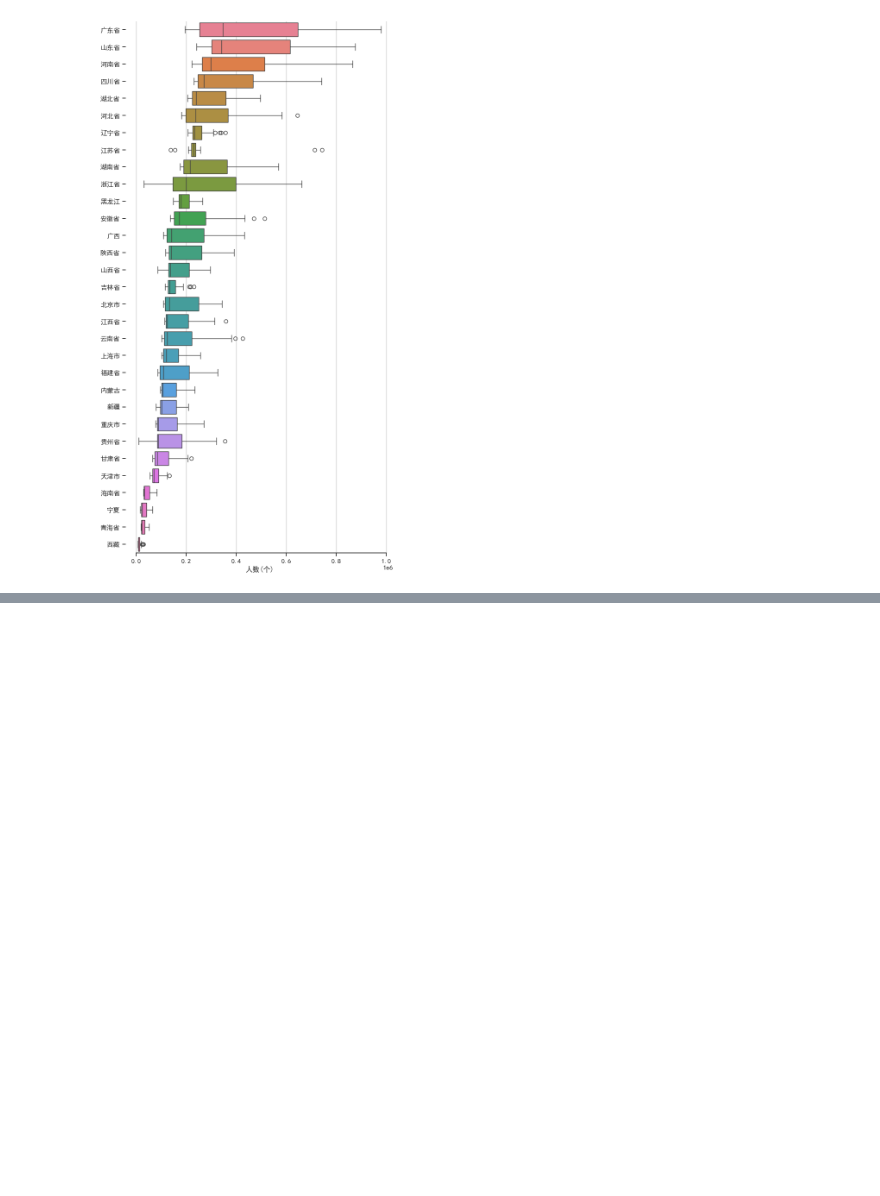
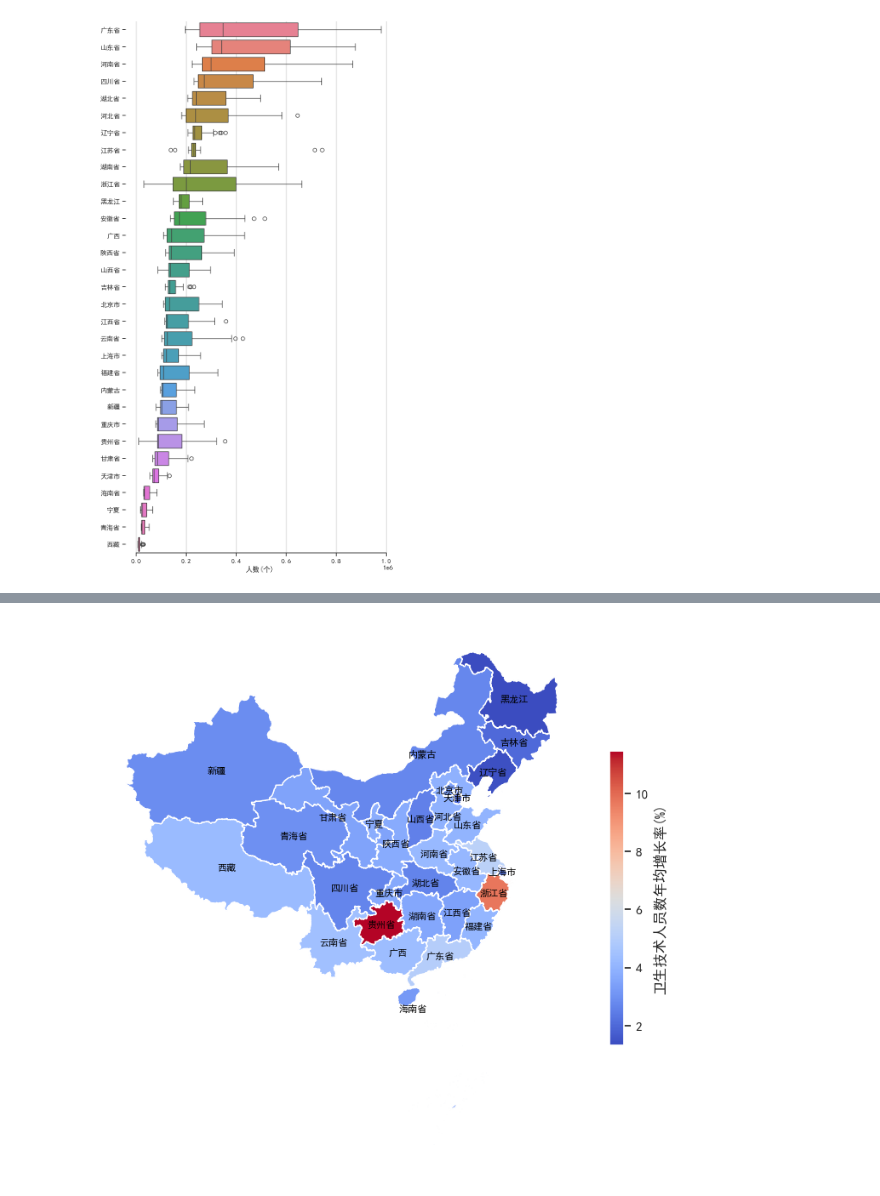
Before and after one commit to Eilok/2024-MathModel-medicine, a Jupyter notebook: second_q.ipynb, the cells around one changed output, grey strips where cells are left out. Saved outputs shown, nothing was run; the diff lists cells and outputs as text; code cells hidden in the pictures; blank space fills up the shorter version.

```diff
--- a/second_q.ipynb
+++ b/second_q.ipynb
@@ -119,3 +142,41 @@ def plot_bar_chart(df, xlabel):
     plt.xlabel(xlabel, fontsize=14)
     plt.ylabel("")
     plt.show()
+# %%
+# 绘制地图数据
+
+# 读取地图数据
+china_map = gpd.read_file('https://geo.datav.aliyun.com/areas_v3/bound/100000_full.json').to_crs('EPSG:4573')
+
+# 修改地图数据中的省份名称
+replace_dict = {"黑龙江省": "黑龙江", "内蒙古自治区": "内蒙古", "广西壮族自治区": "广西", "西藏自治区": "西藏", "宁夏回族自治区": "宁夏", "新疆维吾尔自治区": "新疆"}
+china_map['name'].replace(replace_dict, inplace=True)
+
+# 删除原数据集中没有的地区
+regions_to_delete = ['台湾省', '香港特别行政区', '澳门特别行政区']
+china_map = china_map.loc[~china_map['name'].isin(regions_to_delete)]
+china_map = china_map.iloc[:-1]
+
+# 将省市的一项单数据映射到地图上
+def plot_china_map(df, col_name):
+    data = china_map.join(df.set_index('地区')[col_name], on='name')
+
+    plt.rcParams['font.sans-serif'] = ['SimHei']  # 设置中文字体
+    plt.rcParams['axes.unicode_minus'] = False  # 设置负号显示
+    fig, ax = plt.subplots(figsize=(9, 9))
+
+    # legend_kwds设置matplotlib的legend参数
+    data.plot(ax=ax, column=col_name, cmap='coolwarm', legend=True, legend_kwds={'label': col_name, 'shrink':0.5})
+    ax.axis('off')
+
+    # 设置
+    fontdict = {'size':8, 'color': "black",'weight': 'bold'}
+
+    for index in data.index:
+        x = data.iloc[index].geometry.centroid.x
+        y = data.iloc[index].geometry.centroid.y
+        name = data.iloc[index]["name"]
+        if name == "河北省":
+            y = y * 0.95
+        ax.text(x, y, name, ha="center", va="center", fontdict=fontdict)
+    plt.show()
@@ -134,3 +207,9 @@ Passing `palette` without assigning `hue` is deprecated and will be removed in v
+# %%
+personnels_growth = calculate_regions_cagr(personnels)
+personnels_growth_rate_df = pd.DataFrame(list(personnels_growth.items()), columns=["地区", "卫生技术人员数年均增长率(%)"])
+plot_china_map(personnels_growth_rate_df, "卫生技术人员数年均增长率(%)")
+# %% [output]
+[figure, added]
 # %%
 # 绘制区域图
 personnels.plot.area(figsize=(14, 8), alpha=0.6)
```
Also changed, not shown: parts of 29 cells of this notebook, 5 other files.
